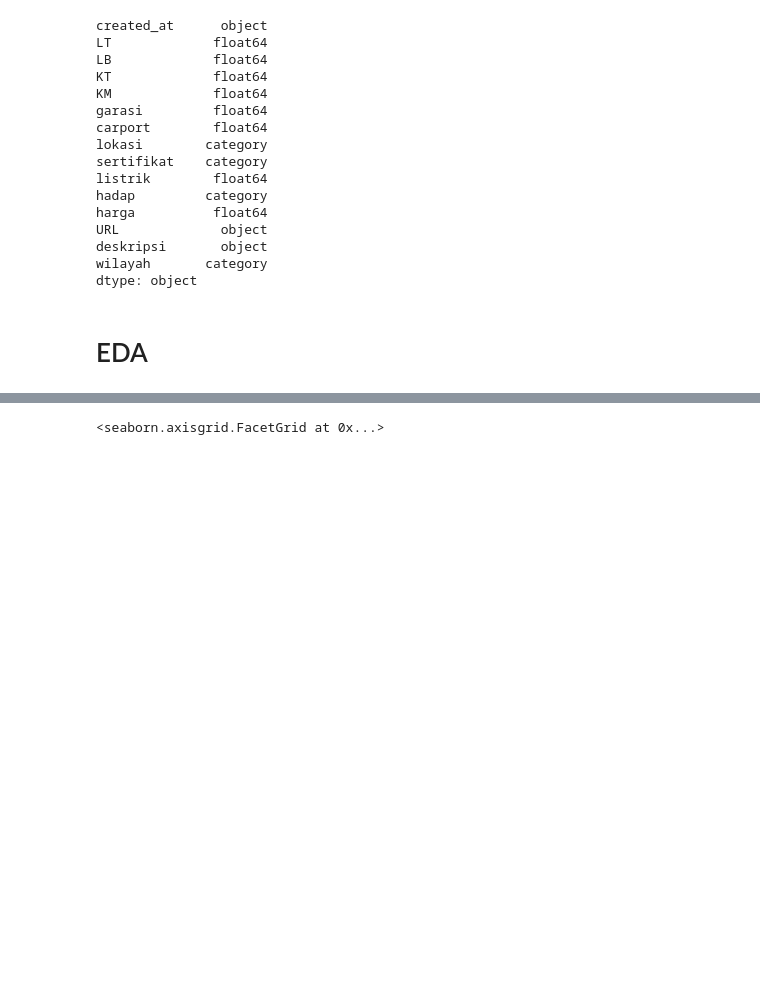
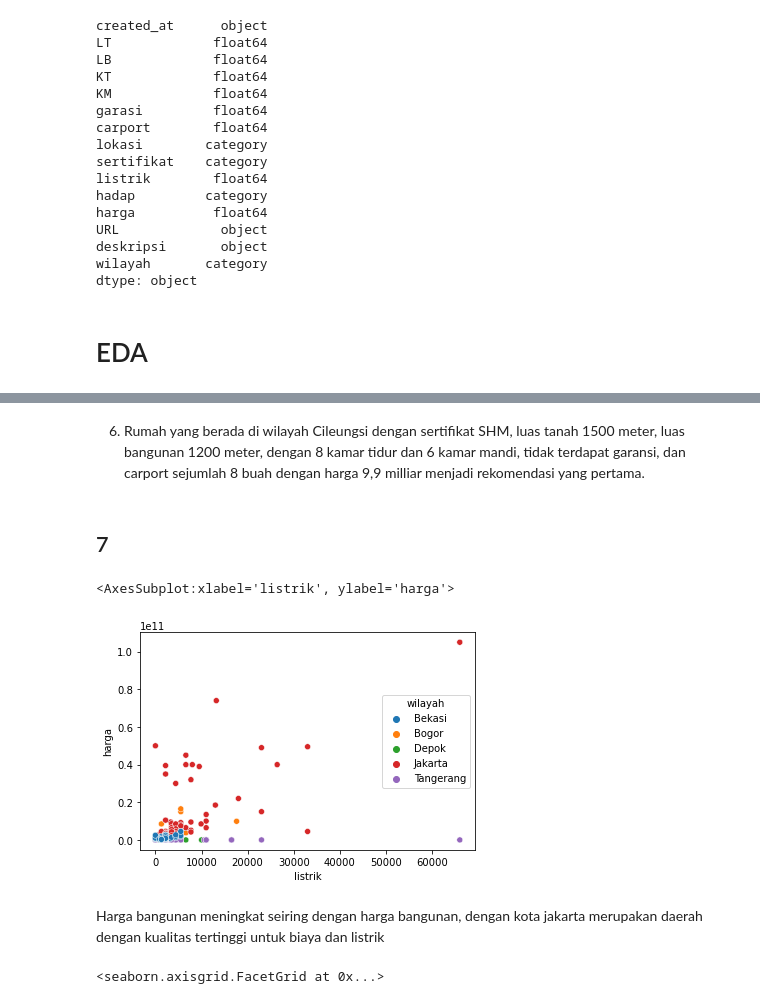
Before and after one commit to pigletpiglet/DMA-01-EDA, a Jupyter notebook: Permasalahan-ADM-Case-01-EDA.ipynb, the cells around one changed output, grey strips where cells are left out. Saved outputs shown, nothing was run; the diff lists cells and outputs as text; code cells hidden in the pictures; blank space fills up the shorter version.

```diff
--- a/Permasalahan-ADM-Case-01-EDA.ipynb
+++ b/Permasalahan-ADM-Case-01-EDA.ipynb
@@ -181,3 +263,14 @@ import numpy as np
+# %% [markdown]
+6. Rumah yang berada di wilayah Cileungsi dengan sertifikat SHM, luas tanah 1500 meter, luas bangunan 1200 meter, dengan 8 kamar tidur dan 6 kamar mandi, tidak terdapat garansi, dan carport sejumlah 8 buah  dengan harga 9,9 milliar menjadi rekomendasi yang pertama.
+# %% [markdown]
+## 7
+# %%
+sns.scatterplot(x="listrik",y="harga",hue="wilayah",data=df)
+# %% [output]
+<AxesSubplot:xlabel='listrik', ylabel='harga'>
+[figure, added]
+# %% [markdown]
+Harga bangunan meningkat seiring dengan harga bangunan, dengan kota jakarta merupakan daerah dengan kualitas tertinggi untuk biaya dan listrik
 # %%
 sns.catplot(x="sertifikat",y="harga",kind="swarm",data=df,aspect=3,hue="wilayah",palette="Set2")
 # %% [output]
```
Also changed, not shown: parts of 19 cells of this notebook.
